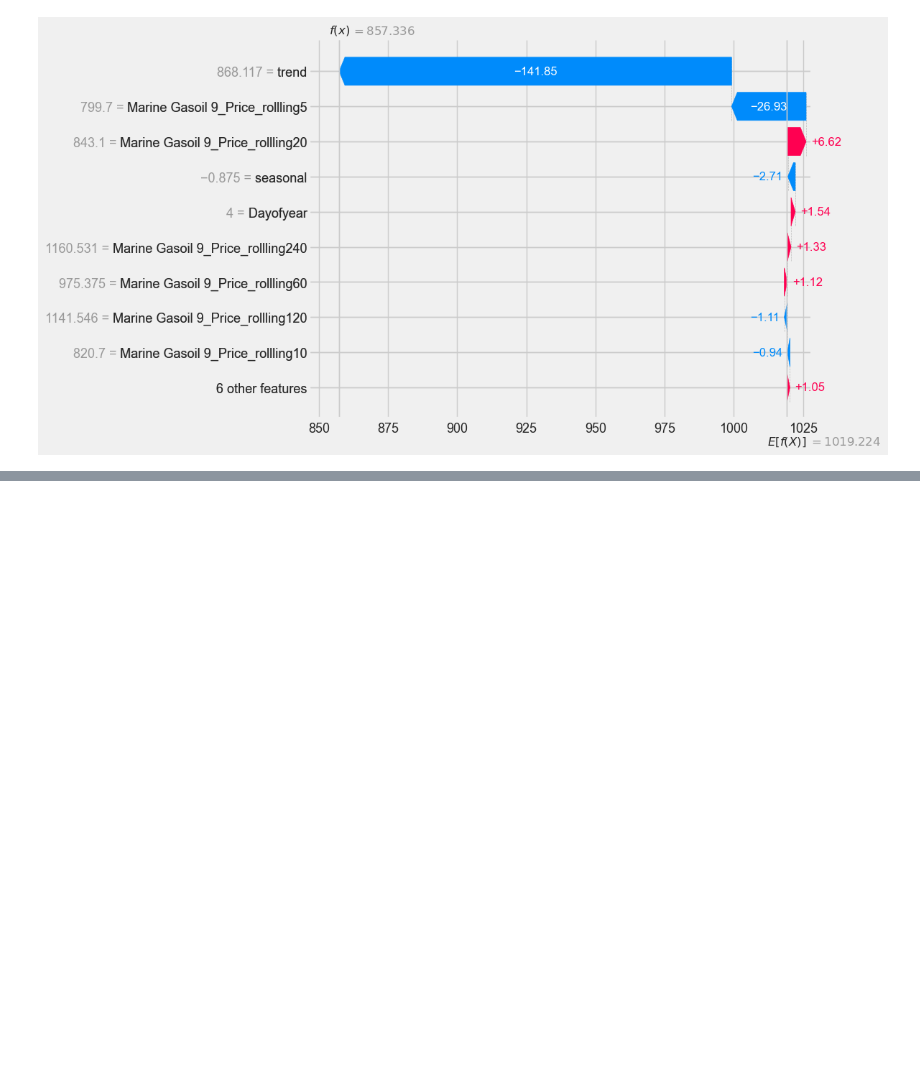
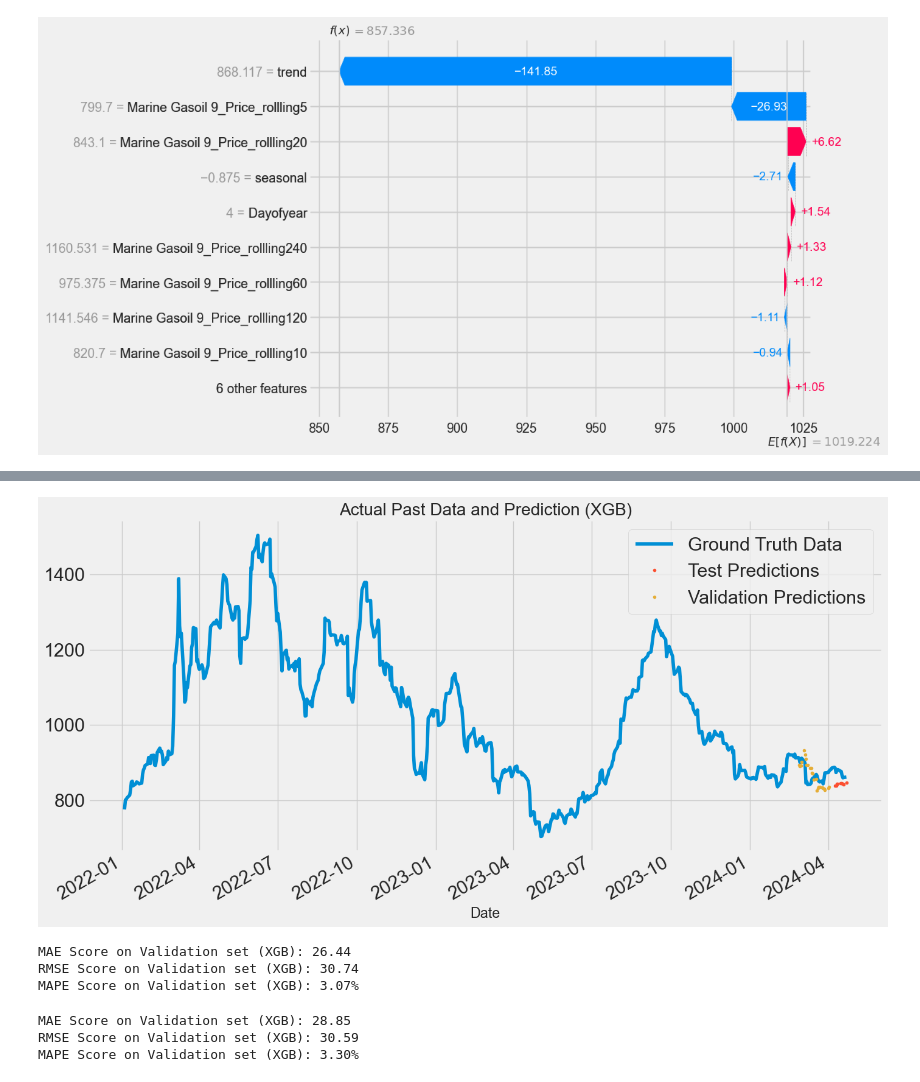
Before and after one commit to Gyu-Ri-Park/aiffel_quest, a Jupyter notebook: AiffelThon/240509_timeseries_ML_xgb.ipynb, the cells around one changed output, grey strips where cells are left out. Cells and saved outputs as stored; diff of their text form; code cells hidden in the pictures; blank space fills up the shorter version.

```diff
--- a/AiffelThon/240509_timeseries_ML_xgb.ipynb
+++ b/AiffelThon/240509_timeseries_ML_xgb.ipynb
@@ -589,0 +721,14 @@ shap.waterfall_plot(shap.Explanation(values=shap_values_xgb[0],
+# %%
+# rag feature를 5로 설정했으므로 [:-5]를 사용
+X_train = train[:-5].drop(columns=['Marine Gasoil 9_Price', 'Index', 'trend'])
+y_train = train[:-5][time_series_target]
+
+X_val = validation[:-5].drop(columns=['Marine Gasoil 9_Price', 'Index', 'trend'])
+y_val = validation[:-5][time_series_target]
+
+X_test = test.drop(columns=['Marine Gasoil 9_Price', 'Index', 'trend'])
+y_test = test[time_series_target]
+# %%
+xgb_model.fit(X_train, y_train,
+                  eval_set = [(X_val, y_val)],
+                  verbose=100)
@@ -589,0 +753,10 @@ shap.waterfall_plot(shap.Explanation(values=shap_values_xgb[0],
+# %%
+pred_val = xgb_model.predict(X_val)
+pred_test = xgb_model.predict(X_test)
+
+pred_val_df = pd.DataFrame(pred_val, index=X_val.index, columns=['prediction_xgb_val'])
+pred_test_df = pd.DataFrame(pred_test, index=X_test.index, columns=['prediction_xgb'])
+
+ts = ts.merge(pred_val_df, how='left', left_index=True, right_index=True)
+ts = ts.merge(pred_test_df, how='left', left_index=True, right_index=True)
+ts
@@ -589,0 +778,43 @@ shap.waterfall_plot(shap.Explanation(values=shap_values_xgb[0],
+# %%
+ax = ts['Marine Gasoil 9_Price'].plot(figsize=(15,8))
+ts['prediction_xgb'].plot(ax=ax, style='.')
+ts['prediction_xgb_val'].plot(ax=ax, style='.')
+plt.legend(['Ground Truth Data', 'Test Predictions', 'Validation Predictions'])
+ax.set_title('Actual Past Data and Prediction (XGB)')
+plt.show();
+# %% [output]
+[figure, added]
+# %%
+from sklearn.metrics import mean_absolute_error, mean_absolute_percentage_error
+
+ts_clean = ts.dropna(subset=['prediction_xgb_val', 'Marine Gasoil 9_Price'])
+
+# RMSE 및 R^2 점수 계산
+score_mae_xgb_val = mean_absolute_error(ts_clean['Marine Gasoil 9_Price'], ts_clean['prediction_xgb_val'])
+score_rmse_xgb_val = np.sqrt(mean_squared_error(ts_clean['Marine Gasoil 9_Price'], ts_clean['prediction_xgb_val']))
+score_mape_xgb_val = mean_absolute_percentage_error(ts_clean['Marine Gasoil 9_Price'], ts_clean['prediction_xgb_val'])
+
+# 결과 출력
+print(f'MAE Score on Validation set (XGB): {score_mae_xgb_val:0.2f}')
+print(f'RMSE Score on Validation set (XGB): {score_rmse_xgb_val:0.2f}')
+print(f'MAPE Score on Validation set (XGB): {score_mape_xgb_val:.2%}')  # 백분율 형식으로 출력
+# %% [output]
+MAE Score on Validation set (XGB): 26.44
+RMSE Score on Validation set (XGB): 30.74
+MAPE Score on Validation set (XGB): 3.07%
+# %%
+ts_clean = ts.dropna(subset=['prediction_xgb', 'Marine Gasoil 9_Price'])
+
+# RMSE 및 R^2 점수 계산
+score_mae_xgb = mean_absolute_error(ts_clean['Marine Gasoil 9_Price'], ts_clean['prediction_xgb'])
+score_rmse_xgb = np.sqrt(mean_squared_error(ts_clean['Marine Gasoil 9_Price'], ts_clean['prediction_xgb']))
+score_mape_xgb = mean_absolute_percentage_error(ts_clean['Marine Gasoil 9_Price'], ts_clean['prediction_xgb'])
+
+# 결과 출력
+print(f'MAE Score on Validation set (XGB): {score_mae_xgb:0.2f}')
+print(f'RMSE Score on Validation set (XGB): {score_rmse_xgb:0.2f}')
+print(f'MAPE Score on Validation set (XGB): {score_mape_xgb:.2%}')  # 백분율 형식으로 출력
+# %% [output]
+MAE Score on Validation set (XGB): 28.85
+RMSE Score on Validation set (XGB): 30.59
+MAPE Score on Validation set (XGB): 3.30%
```
Also changed, not shown: parts of 21 cells of this notebook.
